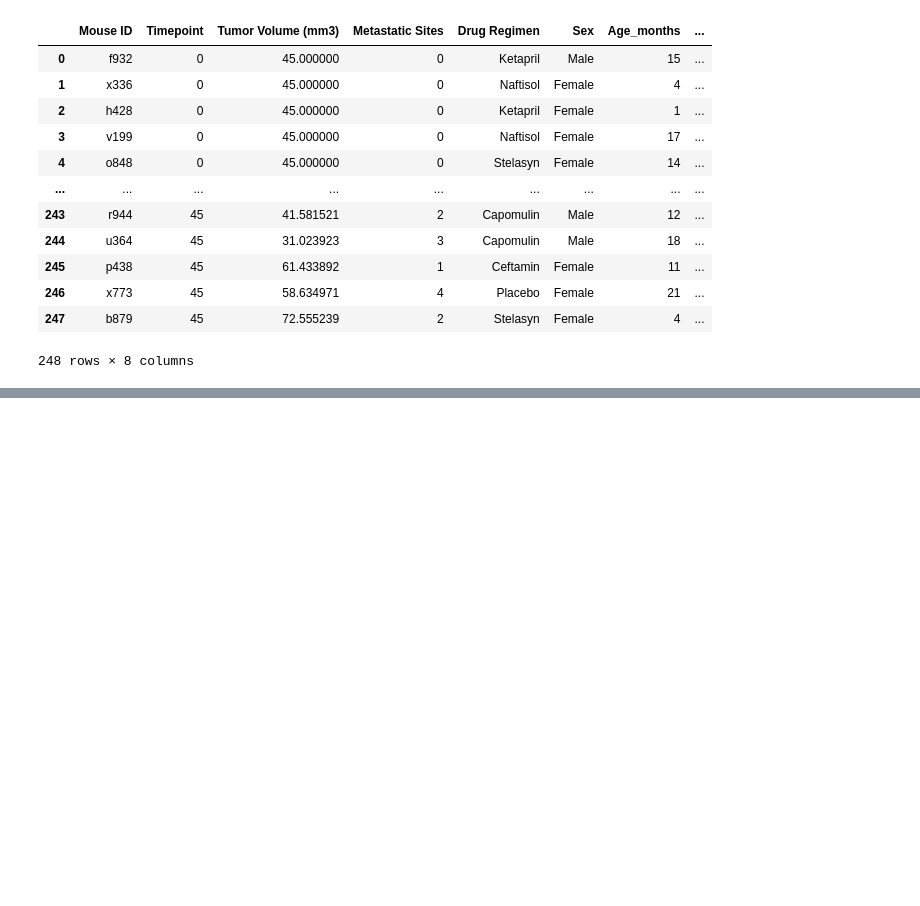
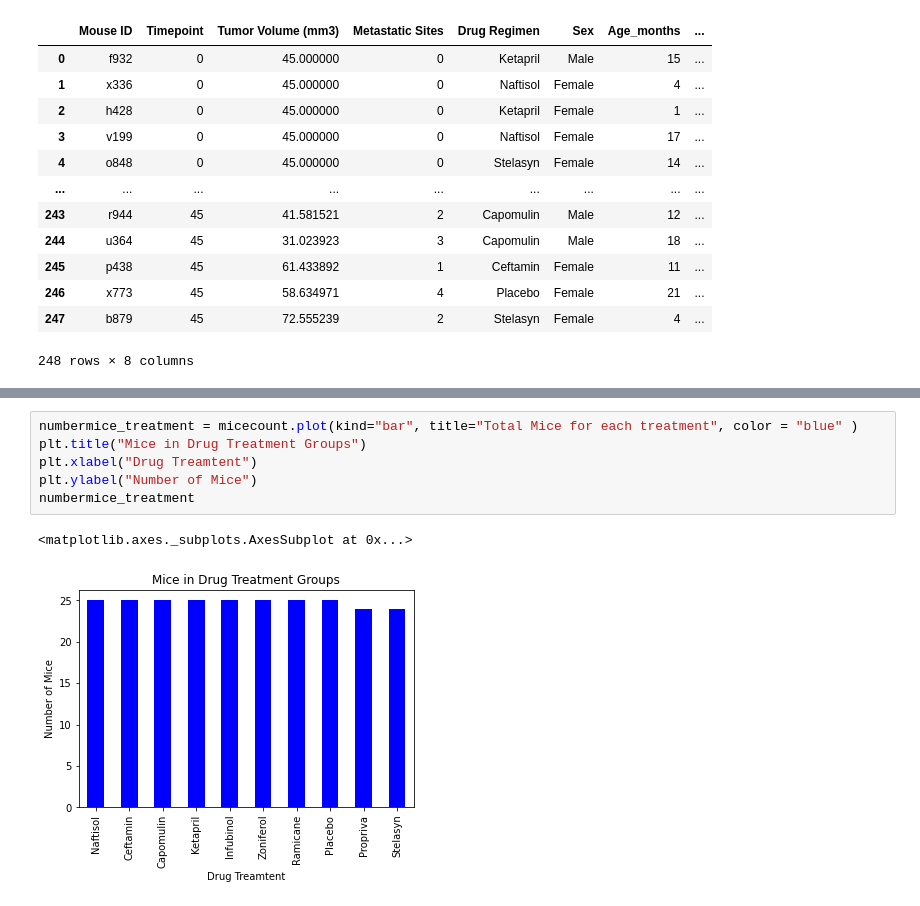
Before and after one commit to jennifer-powell/Mice-Tumor-Analysis, a Jupyter notebook: Pymaceuticals.ipynb, the cells around one changed output, grey strips where cells are left out. Saved outputs shown, nothing was run; the diff lists cells and outputs as text; blank space fills up the shorter version.

```diff
--- a/Pymaceuticals.ipynb
+++ b/Pymaceuticals.ipynb
@@ -218,0 +266,9 @@ AttributeError: module 'matplotlib.pyplot' has no attribute 'set_xticklabels'
+# %%
+numbermice_treatment = micecount.plot(kind="bar", title="Total Mice for each treatment", color = "blue" )
+plt.title("Mice in Drug Treatment Groups")
+plt.xlabel("Drug Treamtent")
+plt.ylabel("Number of Mice")
+numbermice_treatment
+# %% [output]
+<matplotlib.axes._subplots.AxesSubplot at 0x...>
+[figure, added]
```
Also changed, not shown: parts of 17 cells of this notebook.
